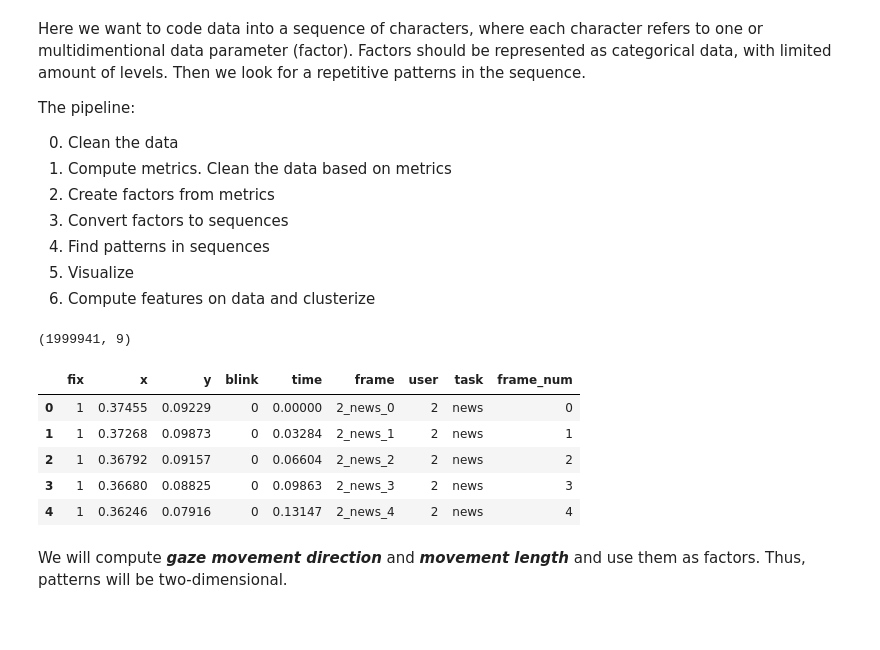
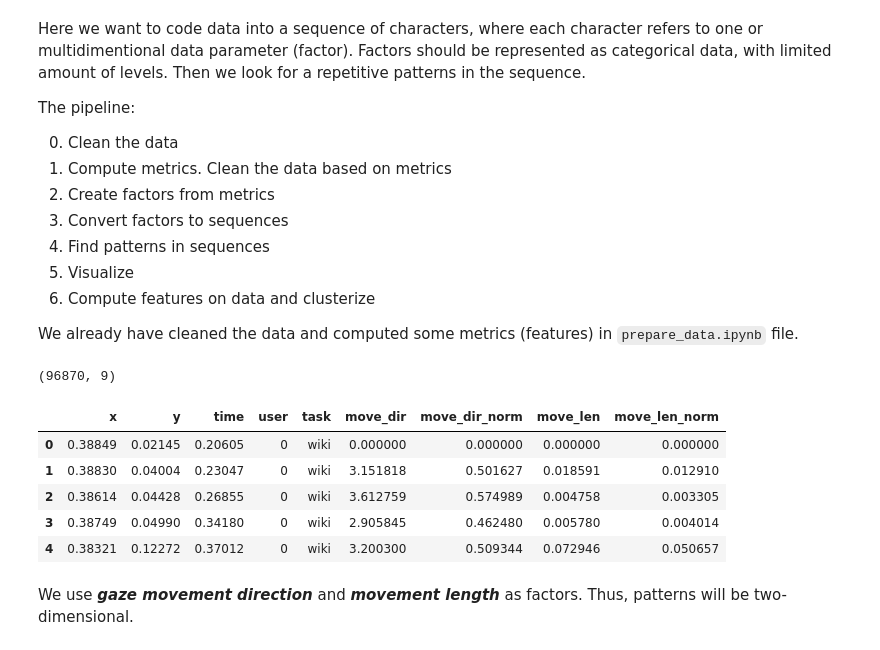
Before and after one commit to taneta/patterns, a Jupyter notebook: patterns_strings.ipynb, the cells around one changed output. Cells and saved outputs as stored; diff of their text form; code cells hidden in the pictures; blank space fills up the shorter version.

```diff
--- a/patterns_strings.ipynb
+++ b/patterns_strings.ipynb
@@ -10,3 +34,5 @@ The pipeline:
 4. Find patterns in sequences
 5. Visualize
 6. Compute features on data and clusterize
+
+We already have cleaned the data and computed some metrics (features) in `prepare_data.ipynb` file.
@@ -40,13 +39,13 @@ from patterns import find_patterns, patterns_coverage, pattern_mask
 # %%
-# Load the data set from eye-tracker
-raw_df = pd.read_csv('data/et_raw_data.csv')
-print(raw_df.shape)
-raw_df.head()
+# Load the data
+df = pd.read_csv('demo_data/data.csv')
+print(df.shape)
+df.head()
 # %% [output]
-(1999941, 9)
+(96870, 9)
-|  | fix | x | y | blink | time | frame | user | task | frame_num |
-| 0 | 1 | 0.37455 | 0.09229 | 0 | 0.00000 | 2_news_0 | 2 | news | 0 |
-| 1 | 1 | 0.37268 | 0.09873 | 0 | 0.03284 | 2_news_1 | 2 | news | 1 |
-| 2 | 1 | 0.36792 | 0.09157 | 0 | 0.06604 | 2_news_2 | 2 | news | 2 |
-| 3 | 1 | 0.36680 | 0.08825 | 0 | 0.09863 | 2_news_3 | 2 | news | 3 |
-| 4 | 1 | 0.36246 | 0.07916 | 0 | 0.13147 | 2_news_4 | 2 | news | 4 |
+|  | x | y | time | user | task | move_dir | move_dir_norm | move_len | move_len_norm |
+| 0 | 0.38849 | 0.02145 | 0.20605 | 0 | wiki | 0.000000 | 0.000000 | 0.000000 | 0.000000 |
+| 1 | 0.38830 | 0.04004 | 0.23047 | 0 | wiki | 3.151818 | 0.501627 | 0.018591 | 0.012910 |
+| 2 | 0.38614 | 0.04428 | 0.26855 | 0 | wiki | 3.612759 | 0.574989 | 0.004758 | 0.003305 |
+| 3 | 0.38749 | 0.04990 | 0.34180 | 0 | wiki | 2.905845 | 0.462480 | 0.005780 | 0.004014 |
+| 4 | 0.38321 | 0.12272 | 0.37012 | 0 | wiki | 3.200300 | 0.509344 | 0.072946 | 0.050657 |
@@ -53,2 +76,2 @@ raw_df.head()
 # %% [markdown]
-We will compute <b>*gaze movement direction*</b> and <b>*movement length*</b> and use them as factors. Thus, patterns will be two-dimensional.
+We use <b>*gaze movement direction*</b> and <b>*movement length*</b> as factors. Thus, patterns will be two-dimensional.
```
Also changed, not shown: parts of 16 cells of this notebook, 8 other files.
